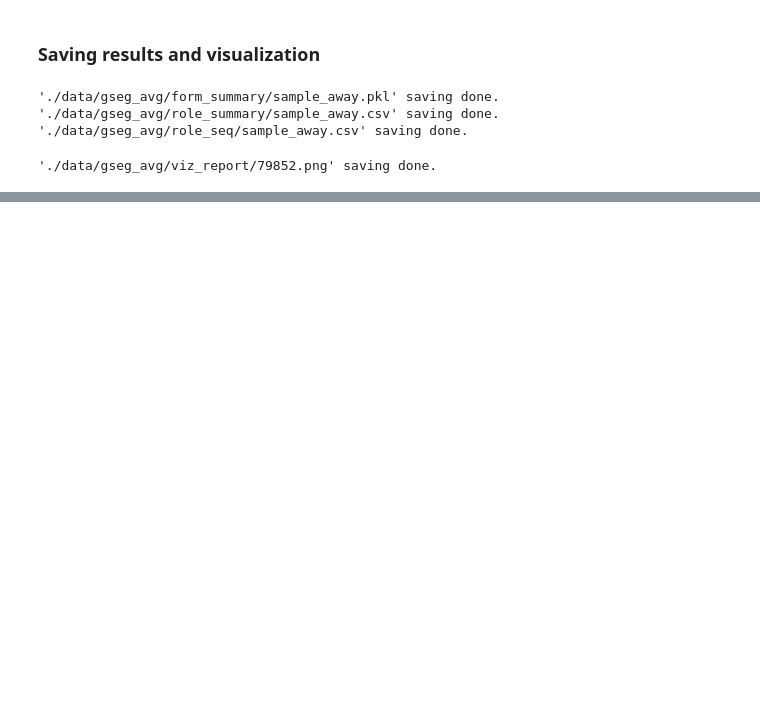
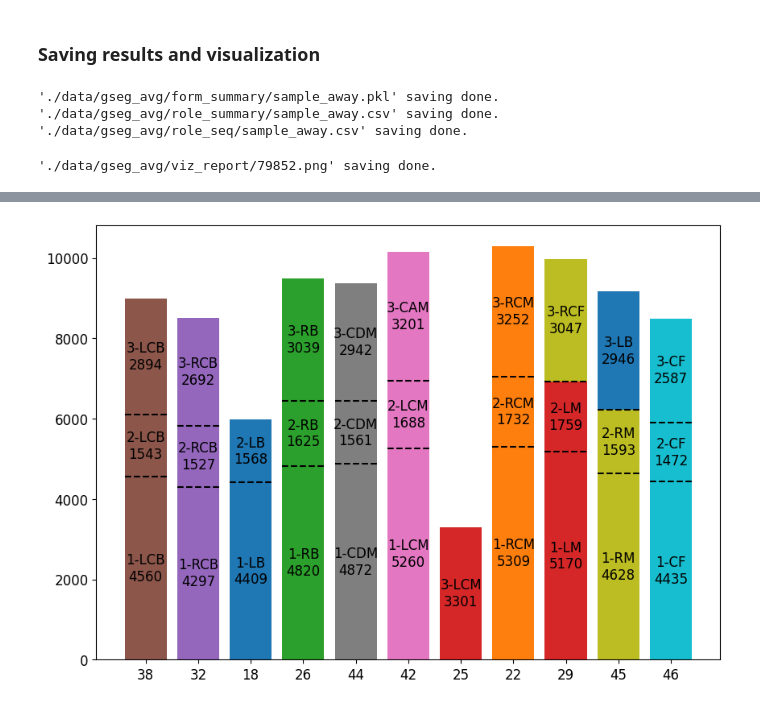
Before and after one commit to hyunsungkim-ds/soccercpd, a Jupyter notebook: tutorial_kloppy.ipynb, the cells around one changed output, grey strips where cells are left out. Cells and saved outputs as stored; diff of their text form; code cells hidden in the pictures; blank space fills up the shorter version.

Commit message:
✨ Remake match.py for calculating and visualizing stats

```diff
--- a/tutorial_kloppy.ipynb
+++ b/tutorial_kloppy.ipynb
@@ -162,0 +163,4 @@ cpd.visualize(match_id=activity_id, role_labels=cpd.role_labels, save=True)
+# %%
+match = Match(cpd.data, cpd.role_summary)
+match.aggregate()
+match.stats
@@ -162,0 +185,4 @@ cpd.visualize(match_id=activity_id, role_labels=cpd.role_labels, save=True)
+# %%
+match.plot("distance")
+# %% [output]
+[figure, added]
```
Also changed, not shown: parts of 6 cells of this notebook, 3 other files.
